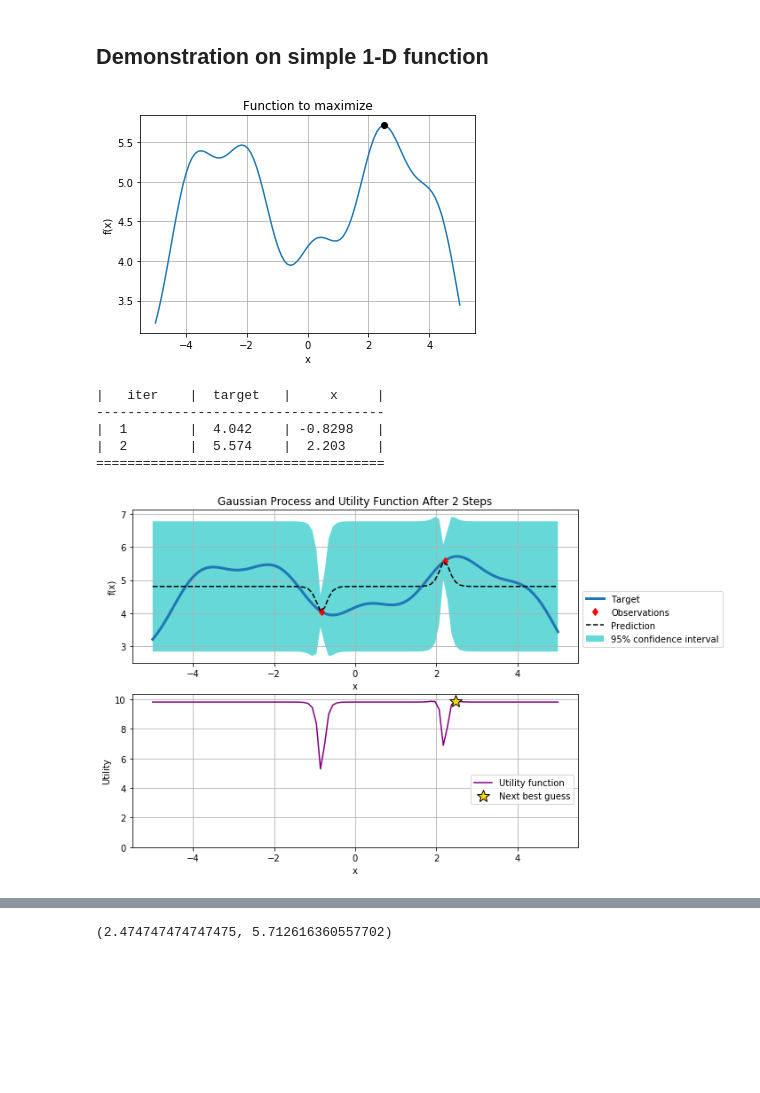
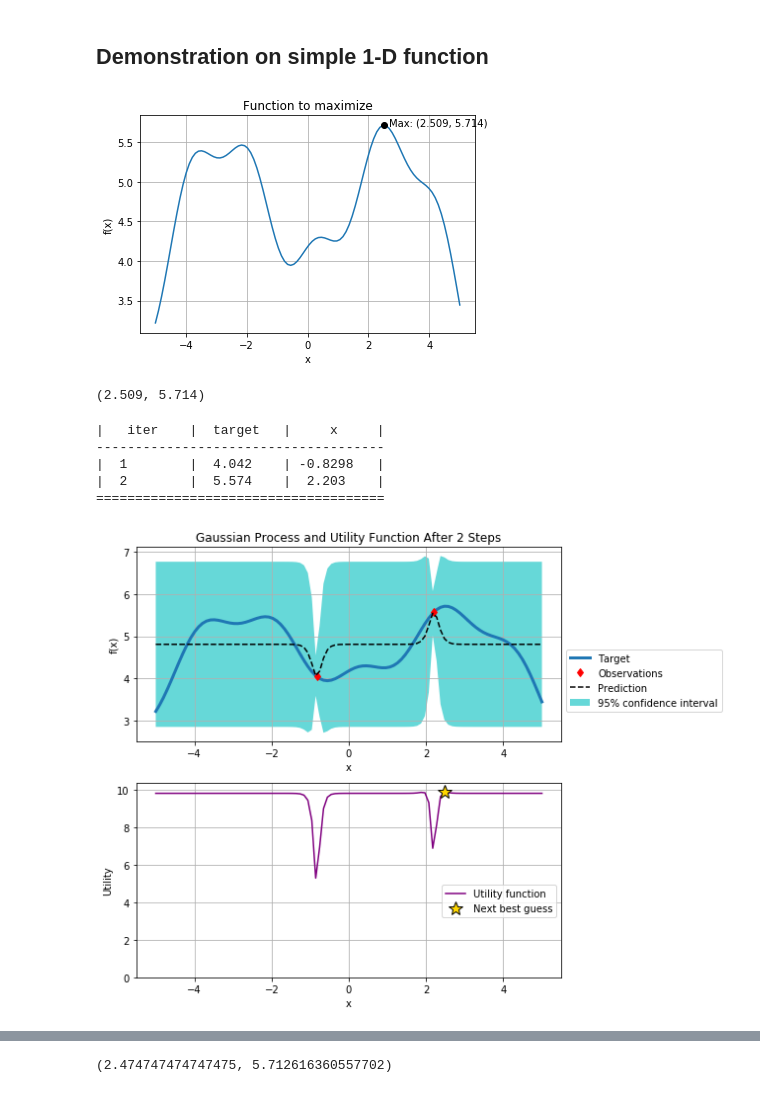
Before and after one commit to billtubbs/bayes-opt-examples, a Jupyter notebook: Bayesian-Optimization-Demonstration.ipynb, the cells around one changed output, grey strips where cells are left out. Saved outputs shown, nothing was run; the diff lists cells and outputs as text; code cells hidden in the pictures; blank space fills up the shorter version.

Commit message:
figure plots for stackoverflow

```diff
--- a/Bayesian-Optimization-Demonstration.ipynb
+++ b/Bayesian-Optimization-Demonstration.ipynb
@@ -77,16 +77,22 @@ Y = function_to_maximize(X)
 # Compute minimum numerically
 sol = minimize(lambda x: 1 / function_to_maximize(x), 2)
 assert sol.status == 0
-min_pt = sol.x, 1 / sol.fun
+max_pt = sol.x[0], 1 / sol.fun
 
 plt.plot(X, Y)
-plt.plot(*min_pt, 'ko')
+plt.plot(*max_pt, 'ko')
+plt.annotate(f'Max: {tuple(np.array(max_pt).round(3))}', max_pt, xytext=(5, 0),
+             textcoords='offset points')
 plt.xlabel('x')
 plt.ylabel('f(x)')
 plt.title('Function to maximize')
 plt.grid()
 # %% [output]
-[figure, old version]
+[figure, new version]
+# %%
+tuple(np.array(max_pt).round(3))
+# %% [output]
+(2.509, 5.714)
 # %%
 # Define bounded region of parameter space
 pbounds = {'x': (-5, 5)}
@@ -112,10 +118,11 @@ optimizer.maximize(
 =====================================
 # %%
 plot_gp(optimizer, X.reshape(-1, 1), Y.reshape(-1, 1))
-plt.savefig(f'bayes-opt-GP-util-plot-{len(optimizer.res):3d}.png', dpi=150)
+plt.savefig(f'bayes-opt-GP-util-plot-{len(optimizer.res):03d}.png', dpi=150)
+plt.tight_layout()
 plt.show()
 # %% [output]
-[figure, old version]
+[figure, new version]
 # %%
 # Choose more points with bayesian optimization
 optimizer.maximize(
```
Also changed, not shown: parts of 3 cells of this notebook.
